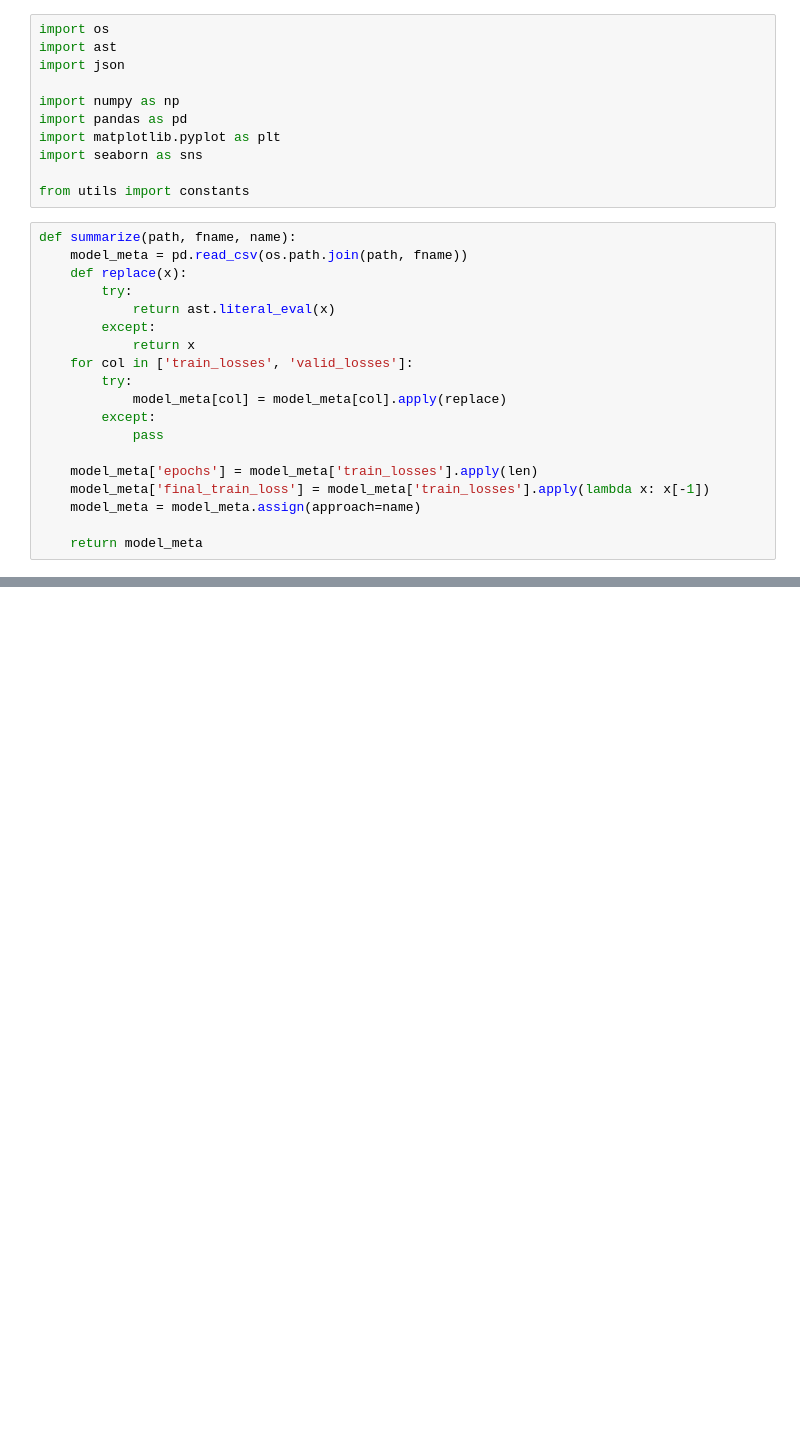
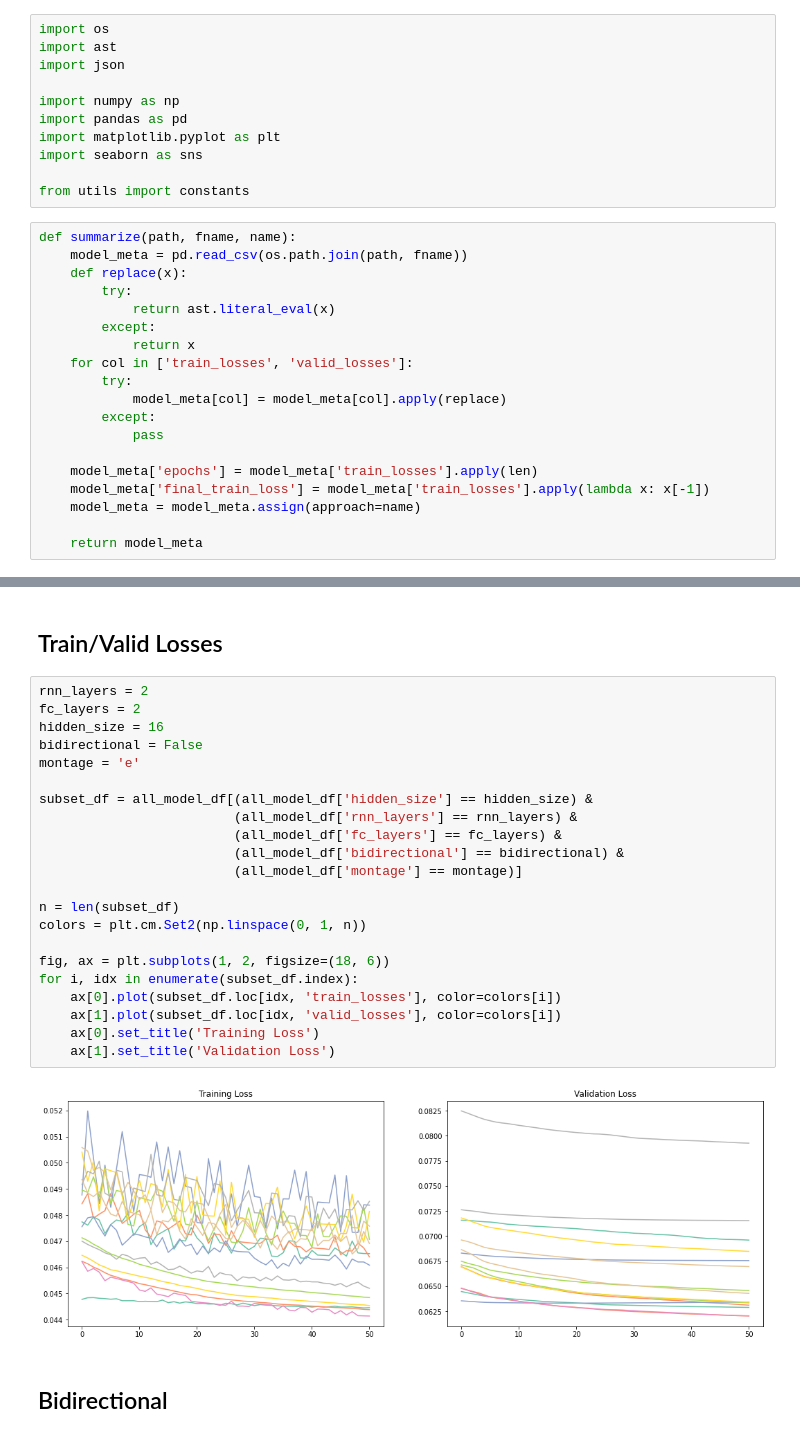
Before and after one commit to nicchiou/mindportal, a Jupyter notebook: experiments/motor_LR/chan_avg_rnn/ExperimentSummary.ipynb, the cells around one changed output, grey strips where cells are left out. Drawn from its saved outputs; the diff is of its cells as text; blank space fills up the shorter version.

```diff
--- a/experiments/motor_LR/chan_avg_rnn/ExperimentSummary.ipynb
+++ b/experiments/motor_LR/chan_avg_rnn/ExperimentSummary.ipynb
@@ -65,0 +124,28 @@ plt.plot(df.loc[0, 'train_losses'])
+# %% [markdown]
+## Train/Valid Losses
+# %%
+rnn_layers = 2
+fc_layers = 2
+hidden_size = 16
+bidirectional = False
+montage = 'e'
+
+subset_df = all_model_df[(all_model_df['hidden_size'] == hidden_size) &
+                         (all_model_df['rnn_layers'] == rnn_layers) &
+                         (all_model_df['fc_layers'] == fc_layers) &
+                         (all_model_df['bidirectional'] == bidirectional) &
+                         (all_model_df['montage'] == montage)]
+
+n = len(subset_df)
+colors = plt.cm.Set2(np.linspace(0, 1, n))
+
+fig, ax = plt.subplots(1, 2, figsize=(18, 6))
+for i, idx in enumerate(subset_df.index):
+    ax[0].plot(subset_df.loc[idx, 'train_losses'], color=colors[i])
+    ax[1].plot(subset_df.loc[idx, 'valid_losses'], color=colors[i])
+    ax[0].set_title('Training Loss')
+    ax[1].set_title('Validation Loss')
+# %% [output]
+[figure, added]
+# %% [markdown]
+## Bidirectional
```
Also changed, not shown: parts of 12 cells of this notebook.
